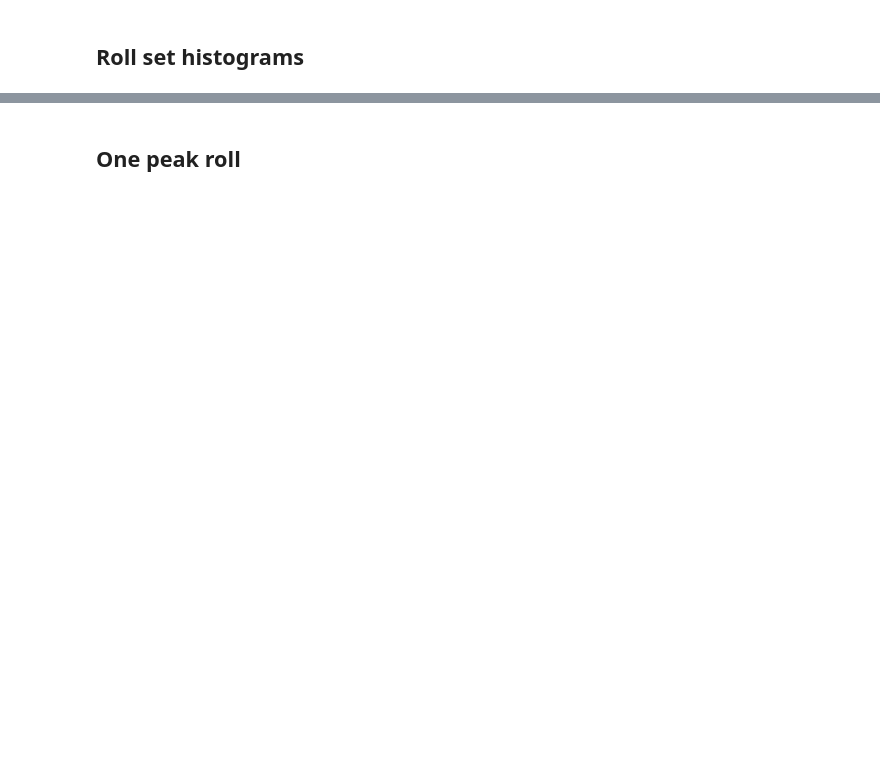
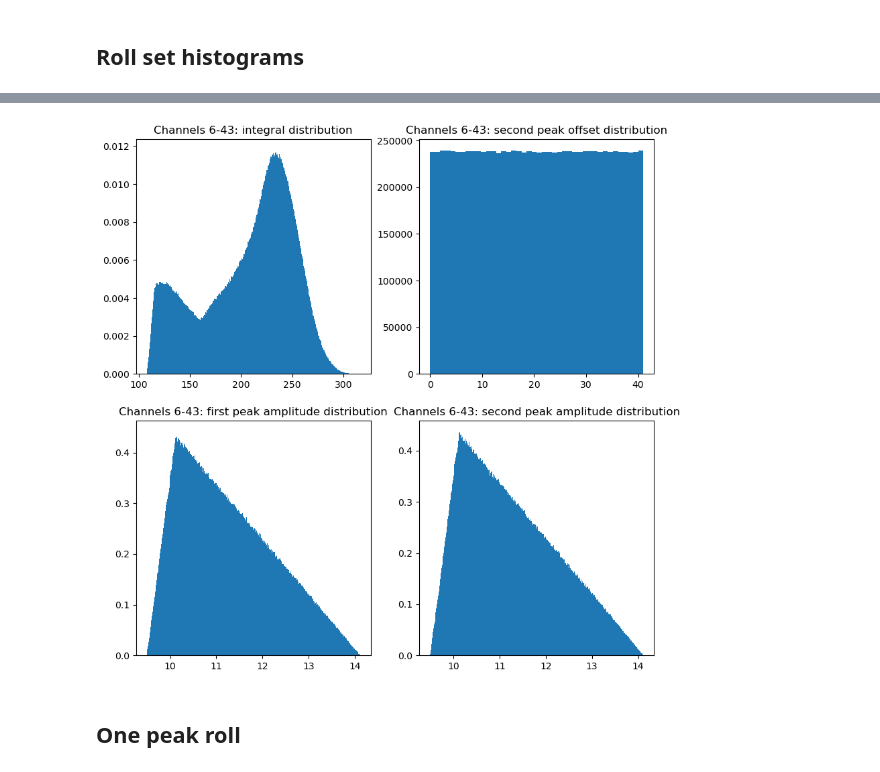
Before and after one commit to GregTheMadMonk/edu-28, a Jupyter notebook: edu-28.ipynb, the cells around one changed output, grey strips where cells are left out. Saved outputs shown, nothing was run; the diff lists cells and outputs as text; code cells hidden in the pictures; blank space fills up the shorter version.

```diff
--- a/edu-28.ipynb
+++ b/edu-28.ipynb
@@ -287,5 +291,7 @@ plot(resultInt3_35, "Channels 3 throught 35")
 # %%
-plot(resultInt3_43, "Channels 6 throught 43")
+plot(resultInt3_43, "Channels 6-43")
+# %% [output]
+[figure, added]
 # %% [markdown]
 ## One peak roll
 # %%
```
Also changed, not shown: parts of 15 cells of this notebook.
